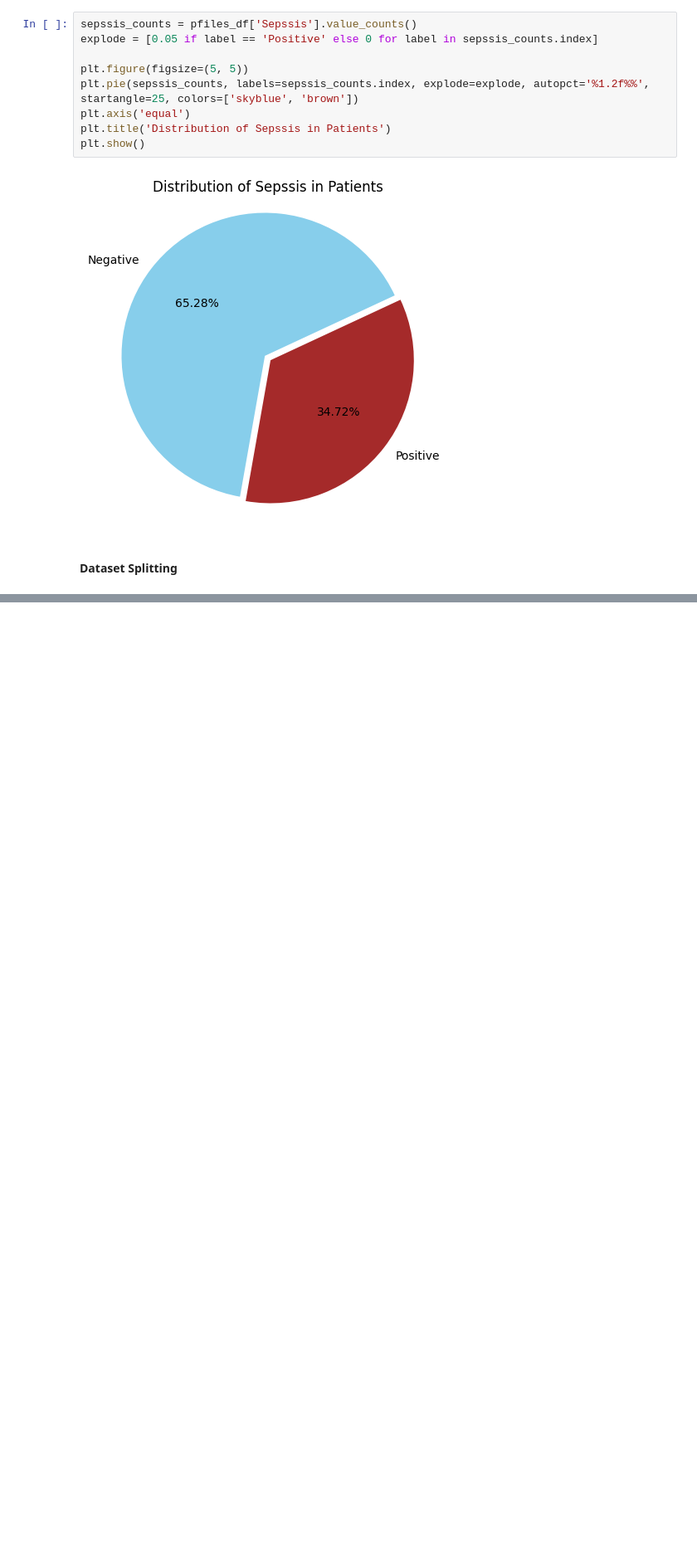
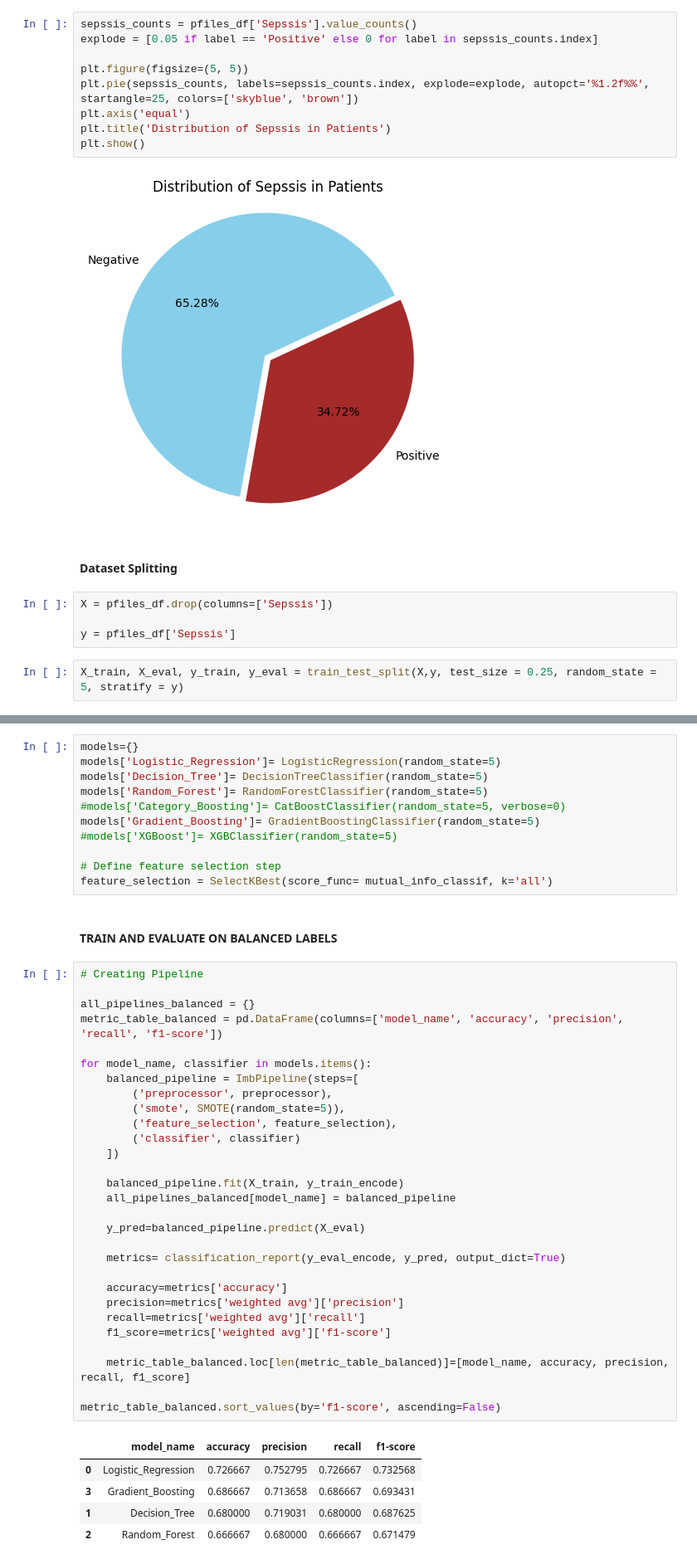
Before and after one commit to damzking/sepsissprediction2, a Jupyter notebook: dev/API_App.ipynb, the cells around one changed output, grey strips where cells are left out. Shown at 83% size. Cells and saved outputs as stored; diff of their text form; blank space fills up the shorter version.

Commit message:
modelling

```diff
--- a/dev/API_App.ipynb
+++ b/dev/API_App.ipynb
@@ -516,3 +536,9 @@ plt.show()
 [figure]
 # %% [markdown]
 #### Dataset Splitting
+# %%
+X = pfiles_df.drop(columns=['Sepssis'])
+
+y = pfiles_df['Sepssis']
+# %%
+X_train, X_eval, y_train, y_eval = train_test_split(X,y, test_size = 0.25, random_state = 5, stratify = y)
@@ -518,0 +574,48 @@ plt.show()
+# %%
+models={}
+models['Logistic_Regression']= LogisticRegression(random_state=5)
+models['Decision_Tree']= DecisionTreeClassifier(random_state=5)
+models['Random_Forest']= RandomForestClassifier(random_state=5)
+#models['Category_Boosting']= CatBoostClassifier(random_state=5, verbose=0)
+models['Gradient_Boosting']= GradientBoostingClassifier(random_state=5)
+#models['XGBoost']= XGBClassifier(random_state=5)
+
+# Define feature selection step
+feature_selection = SelectKBest(score_func= mutual_info_classif, k='all')
+# %% [markdown]
+#### TRAIN AND EVALUATE ON BALANCED LABELS
+# %%
+# Creating Pipeline
+
+all_pipelines_balanced = {}
+metric_table_balanced = pd.DataFrame(columns=['model_name', 'accuracy', 'precision', 'recall', 'f1-score'])
+
+for model_name, classifier in models.items():
+    balanced_pipeline = ImbPipeline(steps=[
+        ('preprocessor', preprocessor),
+        ('smote', SMOTE(random_state=5)),
+        ('feature_selection', feature_selection),
+        ('classifier', classifier)
+    ])
+
+    balanced_pipeline.fit(X_train, y_train_encode)
+    all_pipelines_balanced[model_name] = balanced_pipeline
+
+    y_pred=balanced_pipeline.predict(X_eval)
+
+    metrics= classification_report(y_eval_encode, y_pred, output_dict=True)
+
+    accuracy=metrics['accuracy']
+    precision=metrics['weighted avg']['precision']
+    recall=metrics['weighted avg']['recall']
+    f1_score=metrics['weighted avg']['f1-score']
+
+    metric_table_balanced.loc[len(metric_table_balanced)]=[model_name, accuracy, precision, recall, f1_score]
+
+metric_table_balanced.sort_values(by='f1-score', ascending=False)
+# %% [output]
+|  | model_name | accuracy | precision | recall | f1-score |
+| 0 | Logistic_Regression | 0.726667 | 0.752795 | 0.726667 | 0.732568 |
+| 3 | Gradient_Boosting | 0.686667 | 0.713658 | 0.686667 | 0.693431 |
+| 1 | Decision_Tree | 0.680000 | 0.719031 | 0.680000 | 0.687625 |
+| 2 | Random_Forest | 0.666667 | 0.680000 | 0.666667 | 0.671479 |
```
Also changed, not shown: parts of 8 cells of this notebook.
